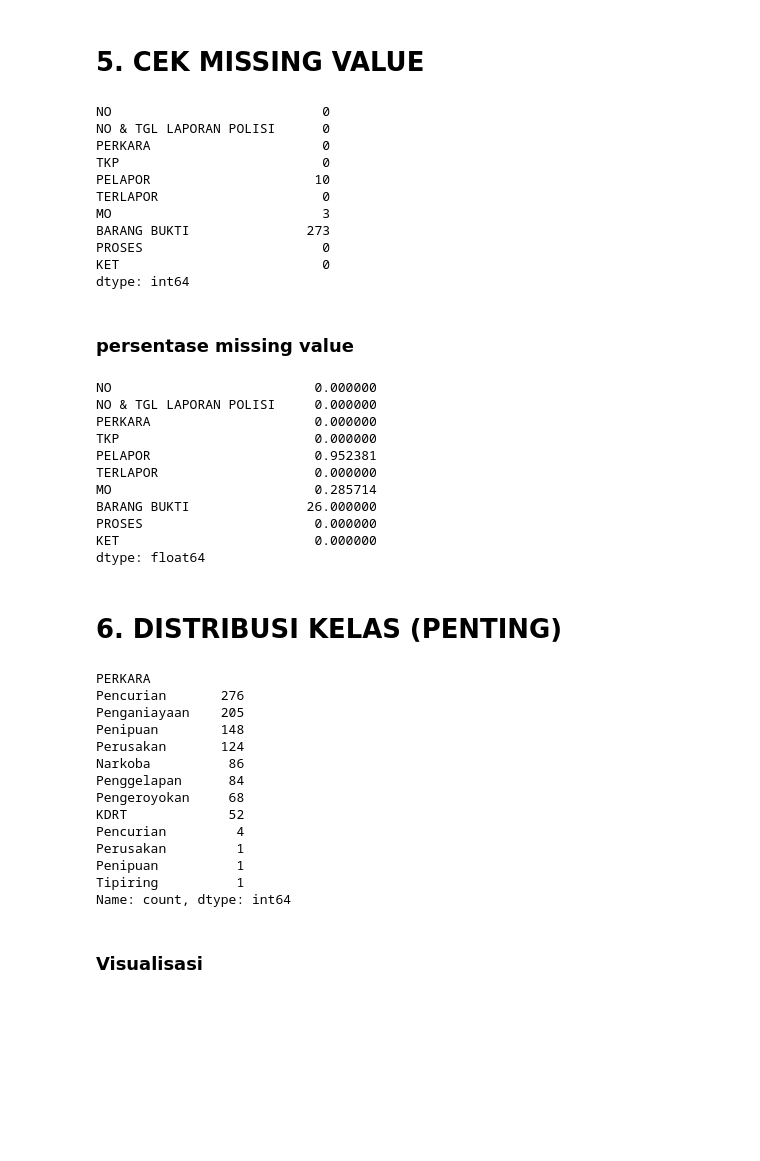
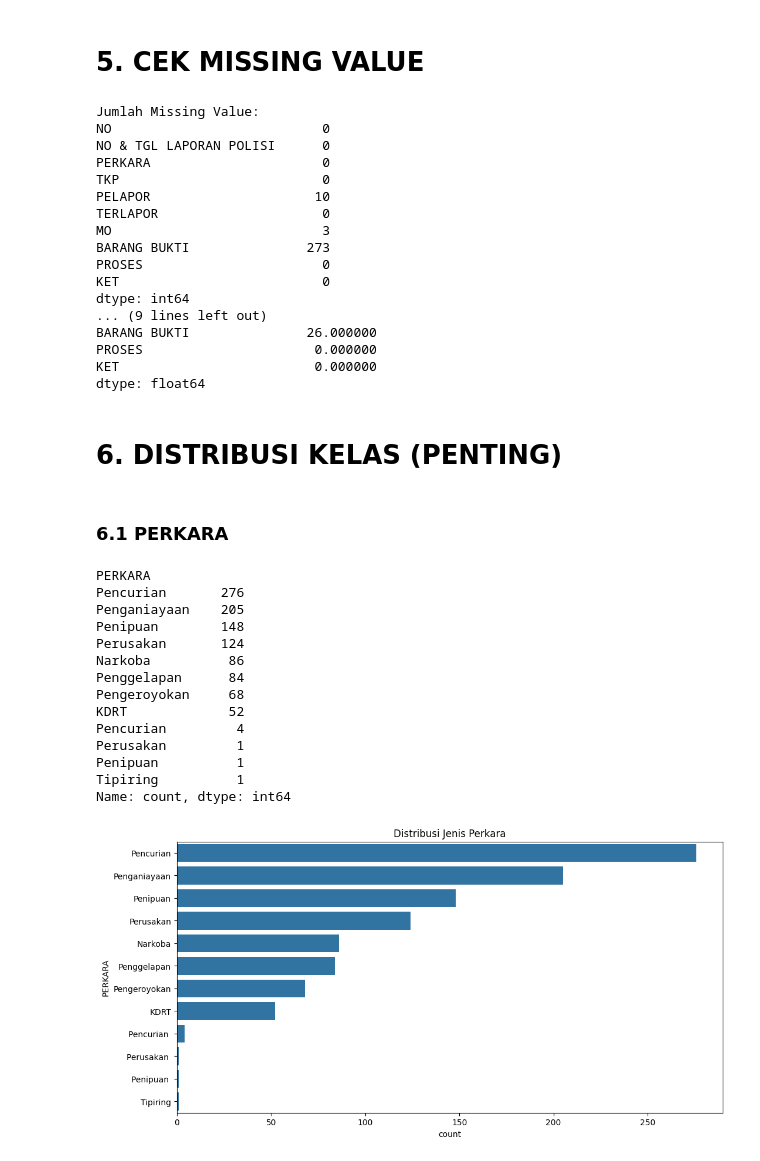
Before and after one commit to Arfandiii/Criminal_Case_Classification, a Jupyter notebook: 02_data_understanding/data_understanding.ipynb, the cells around one changed output. Cells and saved outputs as stored; diff of their text form; code cells hidden in the pictures; blank space fills up the shorter version.

```diff
--- a/02_data_understanding/data_understanding.ipynb
+++ b/02_data_understanding/data_understanding.ipynb
@@ -56,8 +56,13 @@ memory usage: 82.2+ KB
 # %% [markdown]
 # 5. CEK MISSING VALUE
 # %%
-df.isnull().sum()
+print("Jumlah Missing Value:")
+print(df.isnull().sum())
+
+print("\nPersentase Missing Value:")
+print((df.isnull().sum()/len(df))*100)
 # %% [output]
+Jumlah Missing Value:
 NO                           0
 NO & TGL LAPORAN POLISI      0
 PERKARA                      0
@@ -69,40 +74,41 @@ BARANG BUKTI               273
 PROSES                       0
 KET                          0
 dtype: int64
+... (9 lines left out)
+BARANG BUKTI               26.000000
+PROSES                      0.000000
+KET                         0.000000
+dtype: float64
-# %% [markdown]
-### persentase missing value
-# %%
-(df.isnull().sum() / len(df)) * 100
-# %% [output]
-NO                          0.000000
-NO & TGL LAPORAN POLISI     0.000000
-PERKARA                     0.000000
-TKP                         0.000000
-PELAPOR                     0.952381
-TERLAPOR                    0.000000
-MO                          0.285714
-BARANG BUKTI               26.000000
-PROSES                      0.000000
-KET                         0.000000
-dtype: float64
 # %% [markdown]
 # 6. DISTRIBUSI KELAS (PENTING)
+# %% [markdown]
+### 6.1 PERKARA
 # %%
-df['PERKARA'].value_counts()
+perkara_count = df['PERKARA'].value_counts()
+
+print(perkara_count)
+
+plt.figure(figsize=(12,6))
+sns.countplot(
+    y='PERKARA',
+    data=df,
+    order=perkara_count.index
+)
+plt.title("Distribusi Jenis Perkara")
+plt.show()
 # %% [output]
 PERKARA
 Pencurian       276
 Penganiayaan    205
 Penipuan        148
 Perusakan       124
 Narkoba          86
 Penggelapan      84
 Pengeroyokan     68
 KDRT             52
 Pencurian         4
 Perusakan         1
 Penipuan          1
 Tipiring          1
 Name: count, dtype: int64
+[figure, added]
-# %% [markdown]
-### Visualisasi
```
Also changed, not shown: parts of 35 cells of this notebook, 42 other files.
